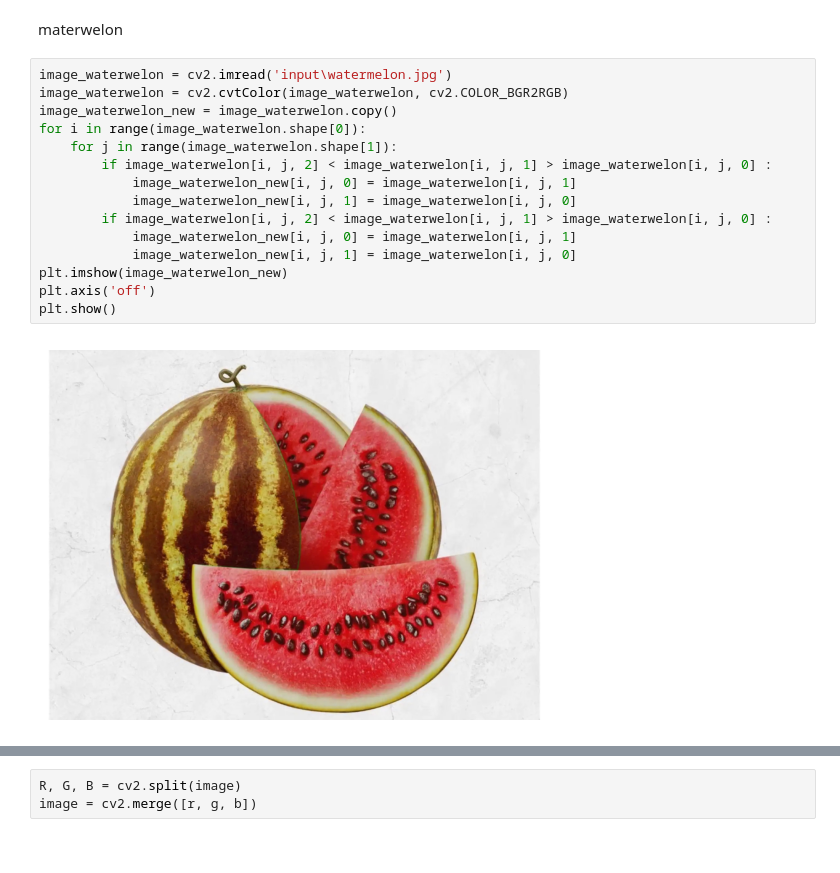
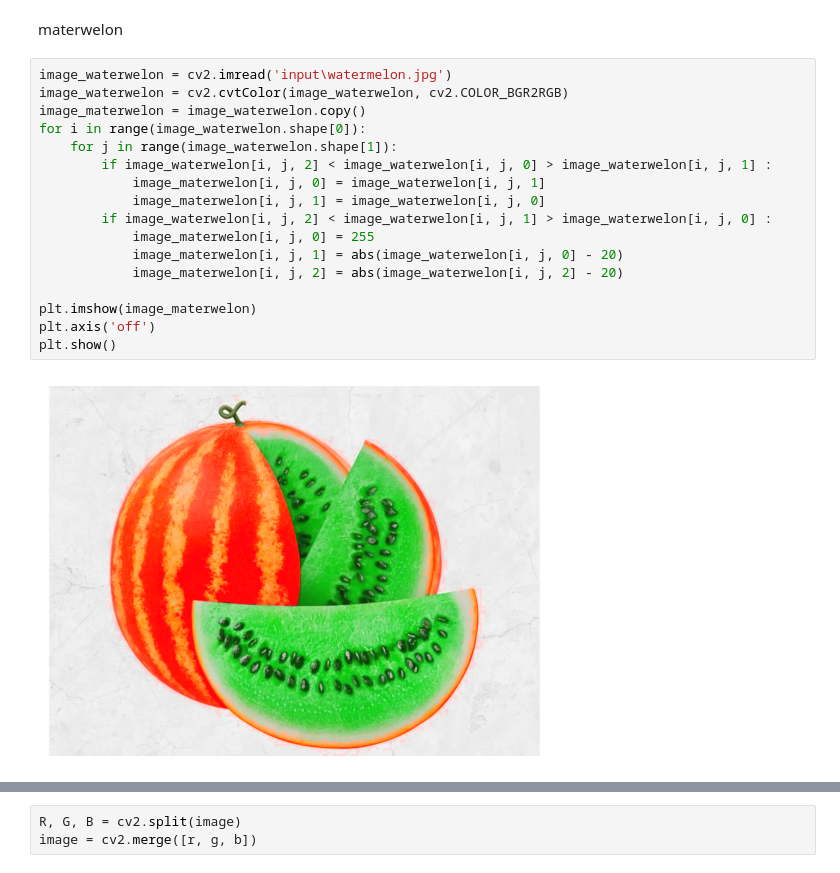
Before and after one commit to MSaberian/PyLearnImageProcessing, a Jupyter notebook: PyLearnIPColorImage/color.ipynb, the cells around one changed output, grey strips where cells are left out. Cells and saved outputs as stored; diff of their text form.

```diff
--- a/PyLearnIPColorImage/color.ipynb
+++ b/PyLearnIPColorImage/color.ipynb
@@ -46,17 +49,19 @@ materwelon
 # %%
 image_waterwelon = cv2.imread('input\watermelon.jpg')
 image_waterwelon = cv2.cvtColor(image_waterwelon, cv2.COLOR_BGR2RGB)
-image_waterwelon_new = image_waterwelon.copy()
+image_materwelon = image_waterwelon.copy()
 for i in range(image_waterwelon.shape[0]):
     for j in range(image_waterwelon.shape[1]):
+        if image_waterwelon[i, j, 2] < image_waterwelon[i, j, 0] > image_waterwelon[i, j, 1] :
+            image_materwelon[i, j, 0] = image_waterwelon[i, j, 1]
+            image_materwelon[i, j, 1] = image_waterwelon[i, j, 0]
         if image_waterwelon[i, j, 2] < image_waterwelon[i, j, 1] > image_waterwelon[i, j, 0] :
-            image_waterwelon_new[i, j, 0] = image_waterwelon[i, j, 1]
-            image_waterwelon_new[i, j, 1] = image_waterwelon[i, j, 0]
-        if image_waterwelon[i, j, 2] < image_waterwelon[i, j, 1] > image_waterwelon[i, j, 0] :
-            image_waterwelon_new[i, j, 0] = image_waterwelon[i, j, 1]
-            image_waterwelon_new[i, j, 1] = image_waterwelon[i, j, 0]
-plt.imshow(image_waterwelon_new)
+            image_materwelon[i, j, 0] = 255
+            image_materwelon[i, j, 1] = abs(image_waterwelon[i, j, 0] - 20)
+            image_materwelon[i, j, 2] = abs(image_waterwelon[i, j, 2] - 20)
+
+plt.imshow(image_materwelon)
 plt.axis('off')
 plt.show()
 # %% [output]
-[figure, old version]
+[figure, new version]
```
Also changed, not shown: parts of 6 cells of this notebook, 13 other files.
